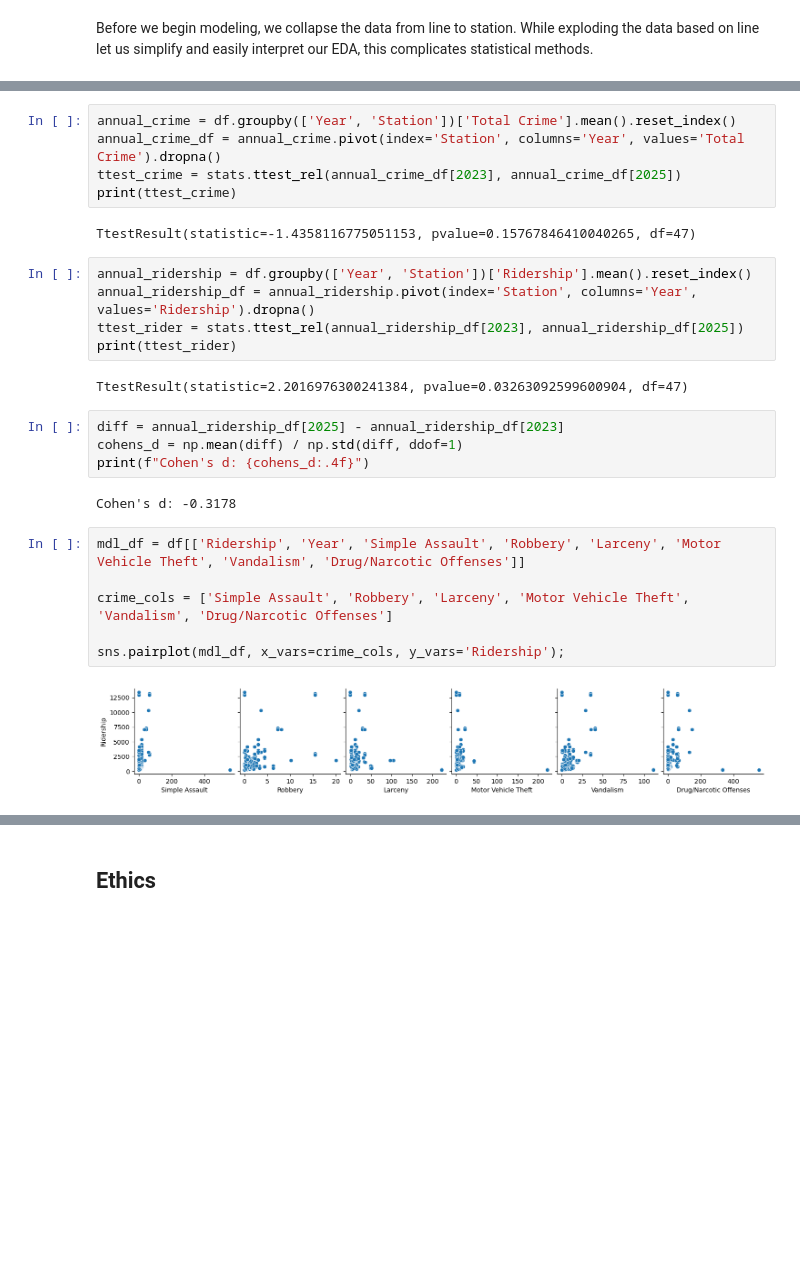
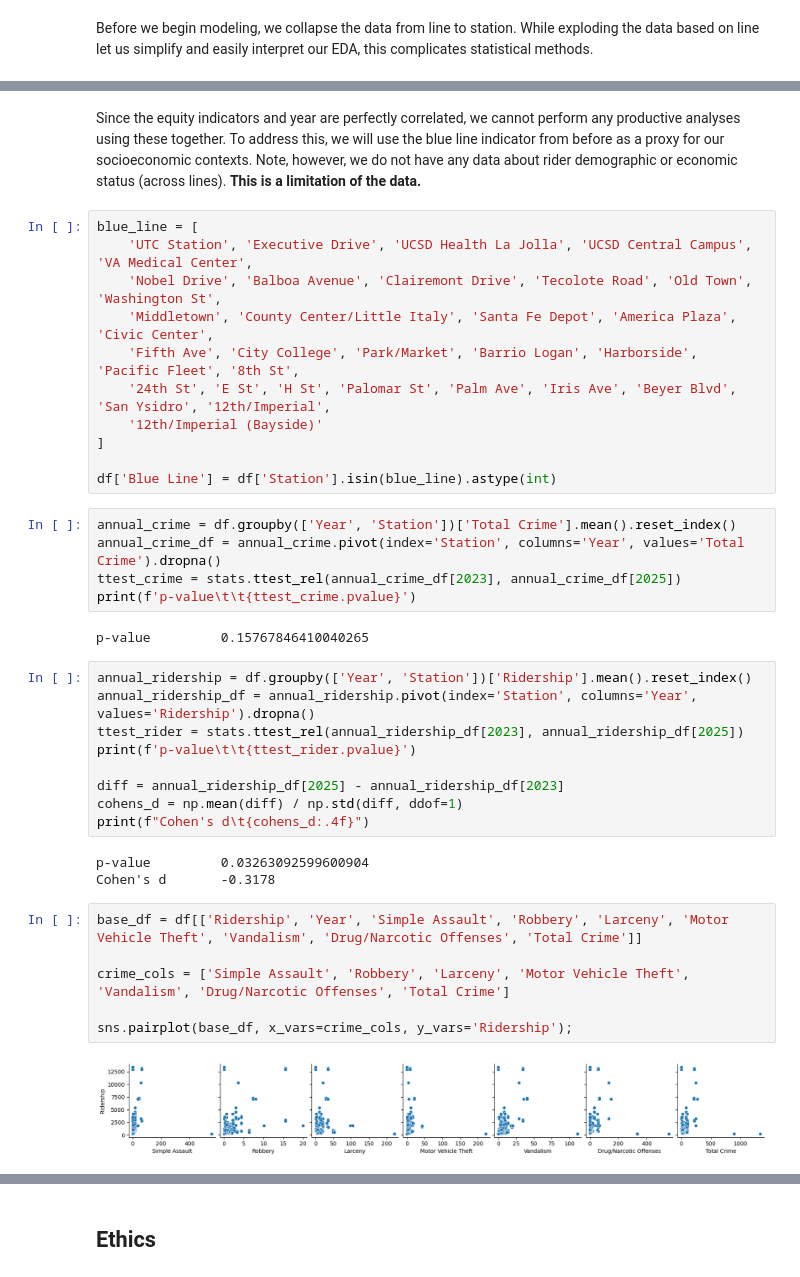
Before and after one commit to COGS108/Group022_WI26, a Jupyter notebook: 03-FinalProject.ipynb, the cells around one changed output, grey strips where cells are left out. Drawn from its saved outputs; the diff is of its cells as text; blank space fills up the shorter version.

Commit message:
Finalize statistical inferences

```diff
--- a/03-FinalProject.ipynb
+++ b/03-FinalProject.ipynb
@@ -623,31 +629,43 @@ df.head()
+# %% [markdown]
+Since the equity indicators and year are perfectly correlated, we cannot perform any productive analyses using these together. To address this, we will use the blue line indicator from before as a proxy for our socioeconomic contexts. Note, however, we do not have any data about rider demographic or economic status (across lines). **This is a limitation of the data.**
+# %%
+blue_line = [
+    'UTC Station', 'Executive Drive', 'UCSD Health La Jolla', 'UCSD Central Campus', 'VA Medical Center',
+    'Nobel Drive', 'Balboa Avenue', 'Clairemont Drive', 'Tecolote Road', 'Old Town', 'Washington St',
+    'Middletown', 'County Center/Little Italy', 'Santa Fe Depot', 'America Plaza', 'Civic Center',
+    'Fifth Ave', 'City College', 'Park/Market', 'Barrio Logan', 'Harborside', 'Pacific Fleet', '8th St',
+    '24th St', 'E St', 'H St', 'Palomar St', 'Palm Ave', 'Iris Ave', 'Beyer Blvd', 'San Ysidro', '12th/Imperial',
+    '12th/Imperial (Bayside)'
+]
+
+df['Blue Line'] = df['Station'].isin(blue_line).astype(int)
 # %%
 annual_crime = df.groupby(['Year', 'Station'])['Total Crime'].mean().reset_index()
 annual_crime_df = annual_crime.pivot(index='Station', columns='Year', values='Total Crime').dropna()
 ttest_crime = stats.ttest_rel(annual_crime_df[2023], annual_crime_df[2025])
-print(ttest_crime)
+print(f'p-value\t\t{ttest_crime.pvalue}')
 # %% [output]
-TtestResult(statistic=-1.4358116775051153, pvalue=0.15767846410040265, df=47)
+p-value         0.15767846410040265
 # %%
 annual_ridership = df.groupby(['Year', 'Station'])['Ridership'].mean().reset_index()
 annual_ridership_df = annual_ridership.pivot(index='Station', columns='Year', values='Ridership').dropna()
 ttest_rider = stats.ttest_rel(annual_ridership_df[2023], annual_ridership_df[2025])
-print(ttest_rider)
+print(f'p-value\t\t{ttest_rider.pvalue}')
+
+diff = annual_ridership_df[2025] - annual_ridership_df[2023]
+cohens_d = np.mean(diff) / np.std(diff, ddof=1)
+print(f"Cohen's d\t{cohens_d:.4f}")
 # %% [output]
-TtestResult(statistic=2.2016976300241384, pvalue=0.03263092599600904, df=47)
+p-value         0.03263092599600904
+Cohen's d       -0.3178
-# %%
-diff = annual_ridership_df[2025] - annual_ridership_df[2023]
-cohens_d = np.mean(diff) / np.std(diff, ddof=1)
-print(f"Cohen's d: {cohens_d:.4f}")
-# %% [output]
-Cohen's d: -0.3178
 # %%
-mdl_df = df[['Ridership', 'Year', 'Simple Assault', 'Robbery', 'Larceny', 'Motor Vehicle Theft', 'Vandalism', 'Drug/Narcotic Offenses']]
+base_df = df[['Ridership', 'Year', 'Simple Assault', 'Robbery', 'Larceny', 'Motor Vehicle Theft', 'Vandalism', 'Drug/Narcotic Offenses', 'Total Crime']]
 
-crime_cols = ['Simple Assault', 'Robbery', 'Larceny', 'Motor Vehicle Theft', 'Vandalism', 'Drug/Narcotic Offenses']
+crime_cols = ['Simple Assault', 'Robbery', 'Larceny', 'Motor Vehicle Theft', 'Vandalism', 'Drug/Narcotic Offenses', 'Total Crime']
 
-sns.pairplot(mdl_df, x_vars=crime_cols, y_vars='Ridership');
+sns.pairplot(base_df, x_vars=crime_cols, y_vars='Ridership');
 # %% [output]
-[figure, old version]
+[figure, new version]
 # %%
 # Editing the code above to exclude the top 2% of data (excludes outliers)
 
```
Also changed, not shown: parts of 12 cells of this notebook.
